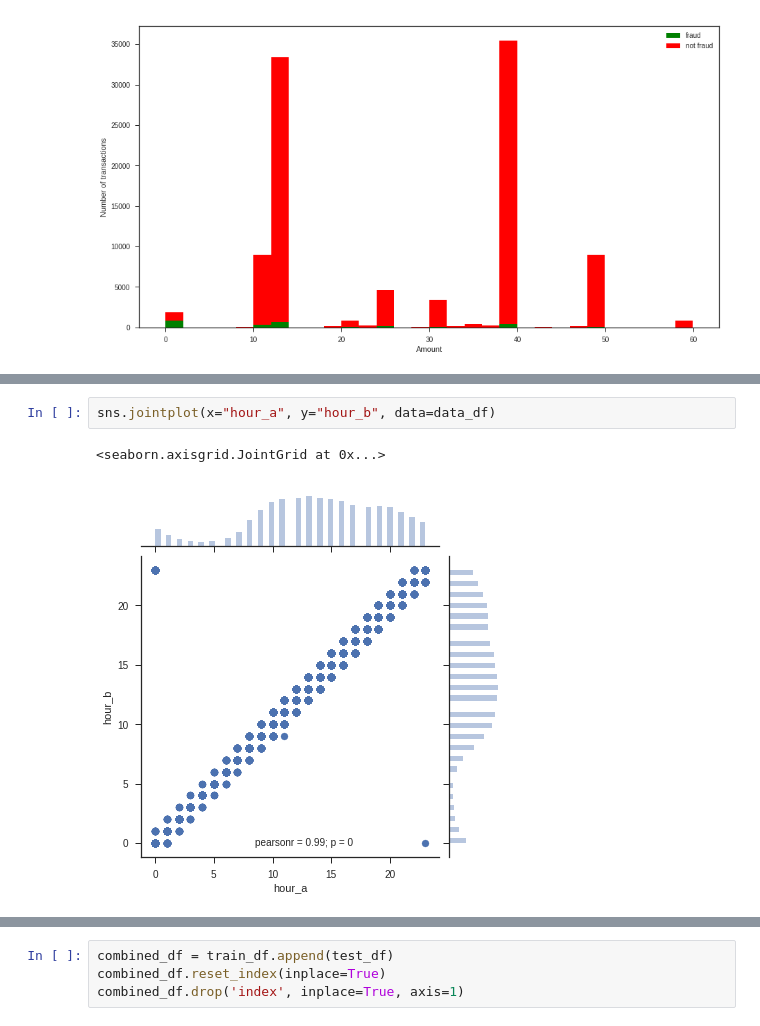
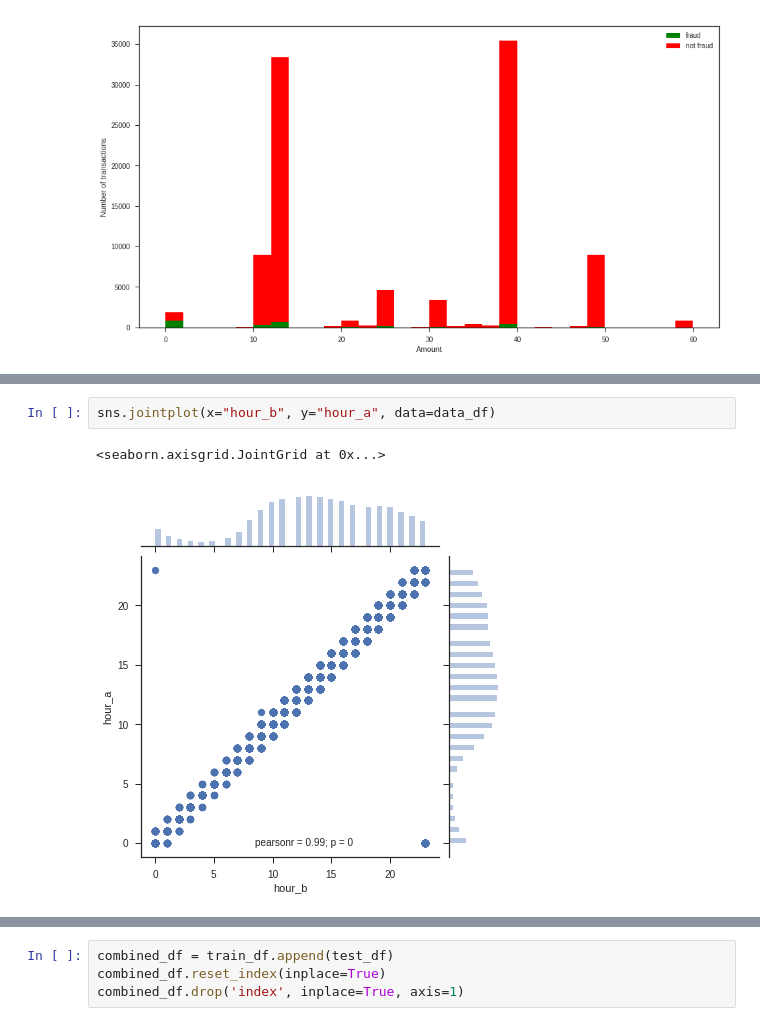
Before and after one commit to siavashkavousi/DM-course, a Jupyter notebook: hw5/fraud.ipynb, the cells around one changed output, grey strips where cells are left out. Cells and saved outputs as stored; diff of their text form.

```diff
--- a/hw5/fraud.ipynb
+++ b/hw5/fraud.ipynb
@@ -98,5 +98,5 @@ sns.heatmap(corr, mask=mask, cmap=cmap, vmax=.3,
 # %%
-sns.jointplot(x="hour_a", y="hour_b", data=data_df)
+sns.jointplot(x="hour_b", y="hour_a", data=data_df)
 # %% [output]
 <seaborn.axisgrid.JointGrid at 0x...>
-[figure, old version]
+[figure, new version]
```
Also changed, not shown: parts of 14 cells of this notebook.
